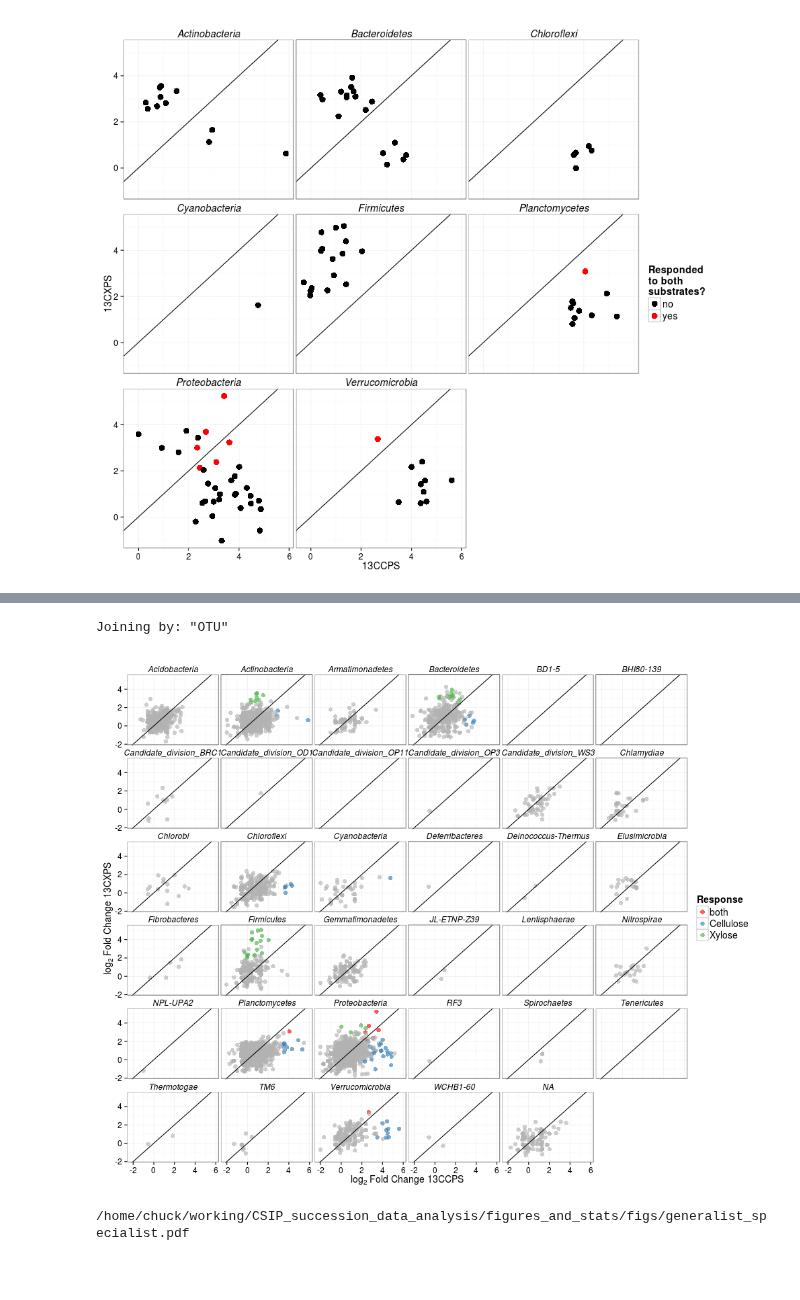
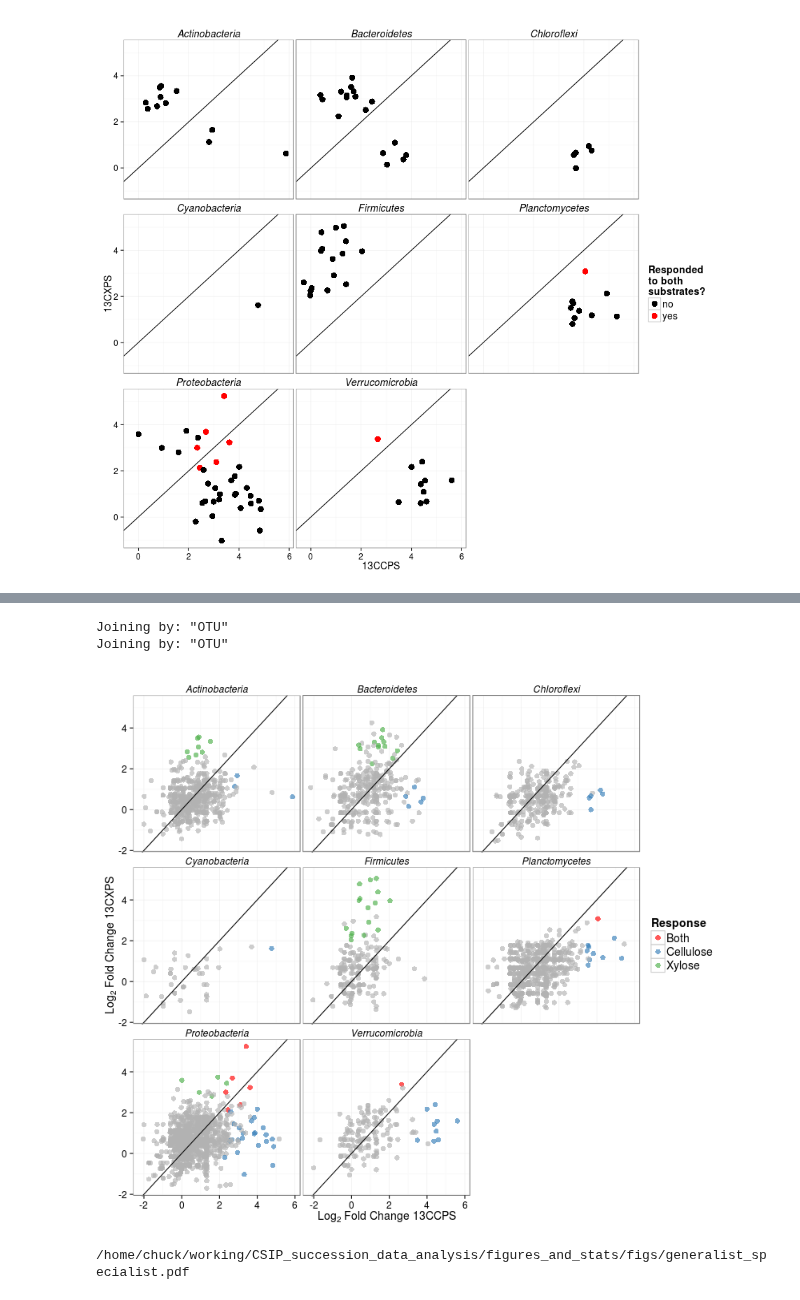
Before and after one commit to chuckpr/CSIP_succession_data_analysis, a Jupyter notebook: figures_and_stats/generalist_specialist.ipynb, the cells around one changed output, grey strips where cells are left out. Drawn from its saved outputs; the diff is of its cells as text; code cells hidden in the pictures; blank space fills up the shorter version.

Commit message:
filtered out non-responders
Former-commit-id: 75897826c07a947090756a902053c51baa420f45

```diff
--- a/figures_and_stats/generalist_specialist.ipynb
+++ b/figures_and_stats/generalist_specialist.ipynb
@@ -78,7 +78,7 @@ df.rspndrs = read.csv("../data/l2fc_table.csv") %>%
     spread(Treatment, minP)
 
 rspnse = function(x) {
-    ifelse(sum(x <= FDR, na.rm = TRUE) == 2, "both", ifelse(!is.na(x[1]), "Cellulose", "Xylose"))
+    ifelse(sum(x <= FDR, na.rm = TRUE) == 2, "Both", ifelse(!is.na(x[1]), "Cellulose", "Xylose"))
 }
 
 df.rspndrs$rspnse = apply(df.rspndrs[,c("13CCPS", "13CXPS")], 1, rspnse)
@@ -104,5 +133,5 @@ Source: local data frame [104 x 2]
 # %%
-%%R -w 1000 -h 800
+%%R -w 800 -h 700
 FDR = 0.10
 
 #d1 = l2fc.filtered %>%
@@ -114,43 +143,47 @@ FDR = 0.10
 colours = c("red", "#377eb8", "#4daf4a")
 
 d = l2fc.all %>%
+    left_join(df.rspndrs) %>%
+    group_by(Rank2) %>%
+    mutate(phylum.rspnse = ifelse(sum(!is.na(rspnse)) > 0, "rspndr", "none")) %>%
+    filter(phylum.rspnse == "rspndr") %>%
     group_by(OTU, Rank2, Rank3, Treatment) %>%
     summarize(max.l2fc = max(log2FoldChange, na.rm = TRUE)) %>%
     group_by() %>%
-    spread(Treatment, max.l2fc)
-
-d = left_join(d, df.rspndrs)
+    spread(Treatment, max.l2fc) %>%
+    left_join(df.rspndrs)
 
 p = ggplot(d, aes(x = `13CCPS`, y = `13CXPS`, color = rspnse))
 
 #p = p + scale_color_manual(values = c("black", "red"))
 
 p = p + facet_wrap(~Rank2)
 
 p = p + geom_point(size = 3, alpha = 0.65)
 
 p = p + geom_abline(intercept = 0)
 
 p = p + scale_color_manual(values = colours, na.value = "grey70")
 
 p = p + theme_bw()
 
 p = p + labs(color = "Response")
 
-p = p + labs(y = expression(paste("", log[2]," Fold Change"," 13CXPS",sep="")),
-             x = expression(paste("", log[2]," Fold Change"," 13CCPS",sep="")))
+p = p + labs(y = expression(paste("", Log[2]," Fold Change"," 13CXPS",sep="")),
+             x = expression(paste("", Log[2]," Fold Change"," 13CCPS",sep="")))
 
 
 p = p + theme(strip.background = element_blank(),
               strip.text = element_text(size = 12, face = "italic"),
               axis.text = element_text(size = 12),
               axis.title = element_text(size = 14),
               legend.title = element_text(size = 14),
               legend.text = element_text(size = 14))
 
 p
 # %% [output]
 Joining by: "OTU"
+Joining by: "OTU"
-[figure, old version]
+[figure, new version]
 # %%
 %%R
```
Also changed, not shown: parts of 3 cells of this notebook, 1 other file.
